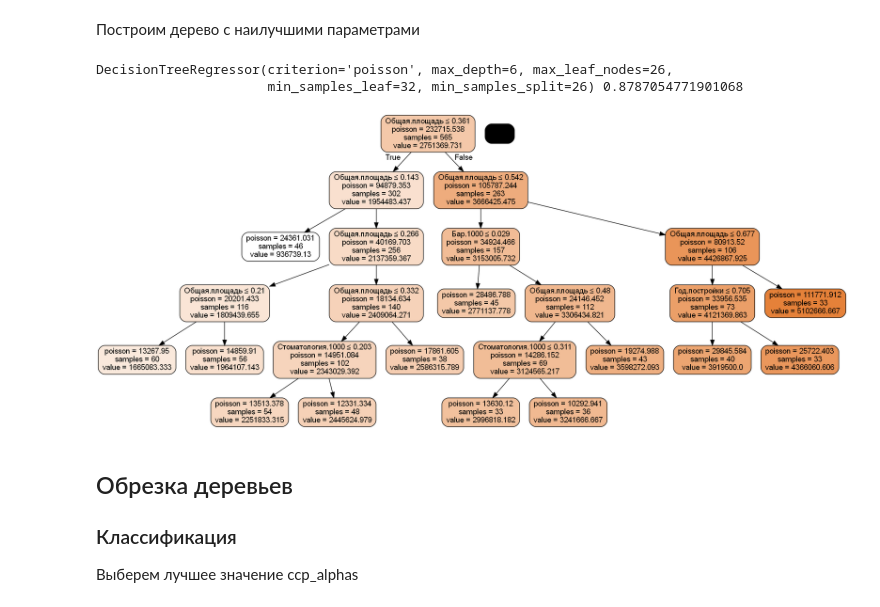
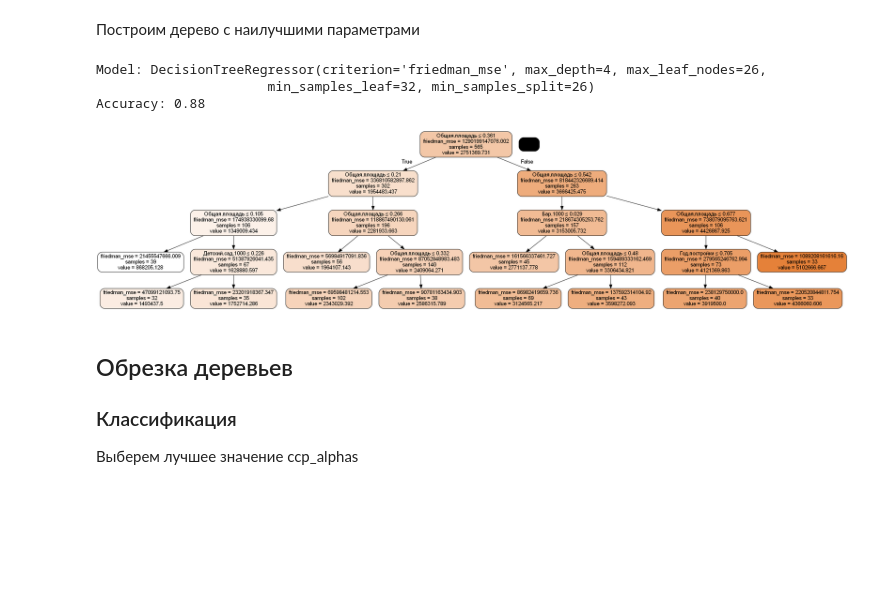
Before and after one commit to fongradnastya/data_analisys4, a Jupyter notebook: notebooks/work.ipynb, the cells around one changed output. Saved outputs shown, nothing was run; the diff lists cells and outputs as text; code cells hidden in the pictures; blank space fills up the shorter version.

```diff
--- a/notebooks/work.ipynb
+++ b/notebooks/work.ipynb
@@ -399,0 +357,5 @@ R^2: 0.882
+# %%
+params = {
+    "max_leaf_nodes": range(2, 40, 3)
+}
+best_parameters["max_leaf_nodes"] = test_parameters(params, x_train_r, y_train_r, x_test_r, y_test_r, is_regression=True)
@@ -399,0 +366,5 @@ R^2: 0.882
+# %%
+params = {
+    "max_depth": range(2, 10)
+}
+best_parameters["max_depth"] = test_parameters(params, x_train_r, y_train_r, x_test_r, y_test_r, is_regression=True)
@@ -399,0 +375,5 @@ R^2: 0.882
+# %%
+params = {
+    "min_samples_split": range(2, 40, 3)
+}
+best_parameters["min_samples_split"] = test_parameters(params, x_train_r, y_train_r, x_test_r, y_test_r, is_regression=True)
@@ -399,0 +384,5 @@ R^2: 0.882
+# %%
+params = {
+    "min_samples_leaf": range(2, 40, 3)
+}
+best_parameters["min_samples_leaf"] = test_parameters(params, x_train_r, y_train_r, x_test_r, y_test_r, is_regression=True)
@@ -400,15 +393,13 @@ R^2: 0.882
 # %% [markdown]
 Построим дерево с наилучшими параметрами
 # %%
-model = DecisionTreeRegressor(**best_parameters)
-model.fit(x_train_r, y_train_r)
-score = model.score(x_train_r, y_train_r)
-print(model, score)
+model = create_model(best_parameters, is_regression=True)
 plot_tree_image(model, regression_all, "regression_tree.png")
 # %% [output]
-DecisionTreeRegressor(criterion='poisson', max_depth=6, max_leaf_nodes=26,
-                      min_samples_leaf=32, min_samples_split=26) 0.8787054771901068
+Model: DecisionTreeRegressor(criterion='friedman_mse', max_depth=4, max_leaf_nodes=26,
+                      min_samples_leaf=32, min_samples_split=26)
+Accuracy: 0.88
-[figure, old version]
+[figure, new version]
 # %% [markdown]
 ## Обрезка деревьев
 ### Классификация
```
Also changed, not shown: parts of 27 cells of this notebook, 2 other files.
